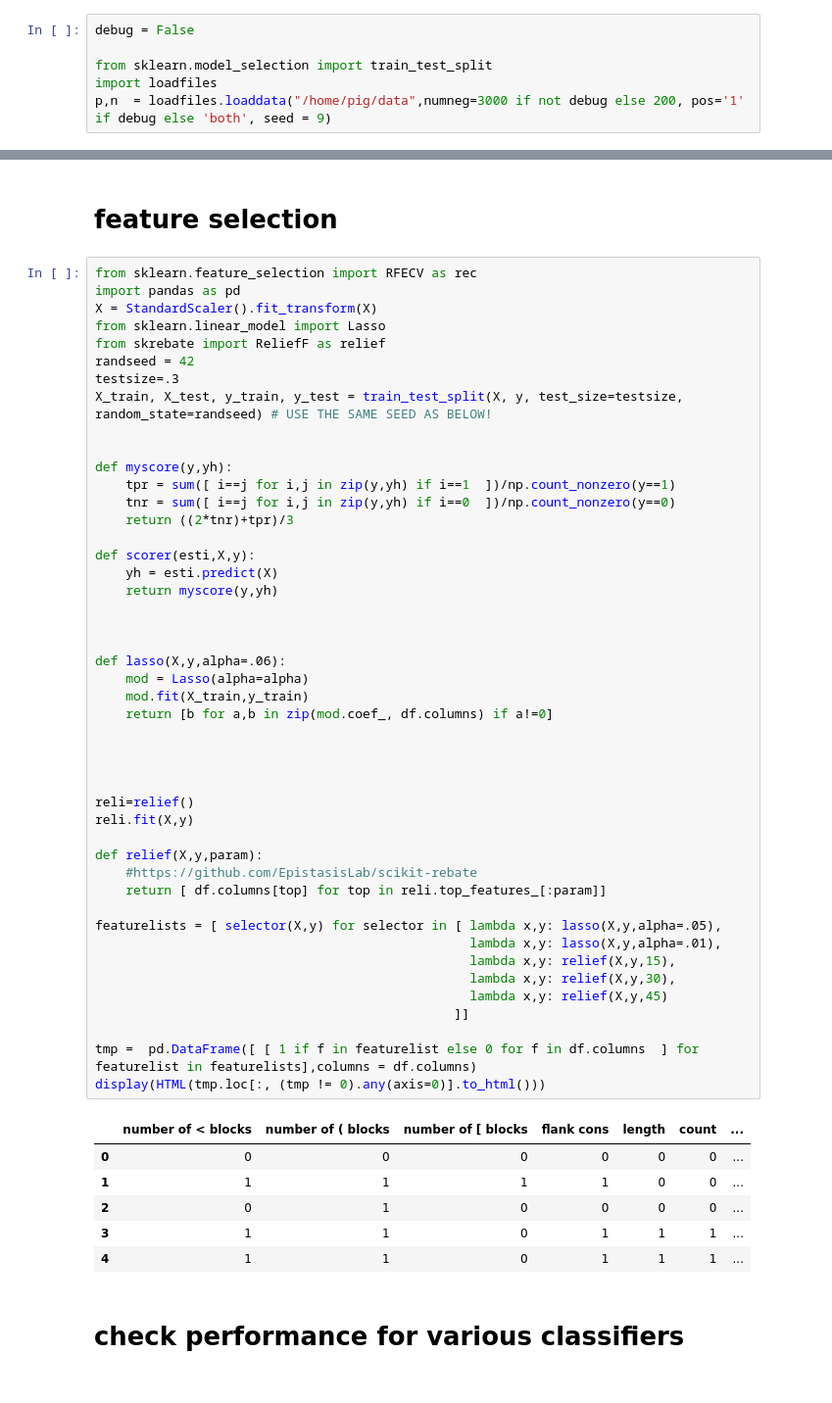
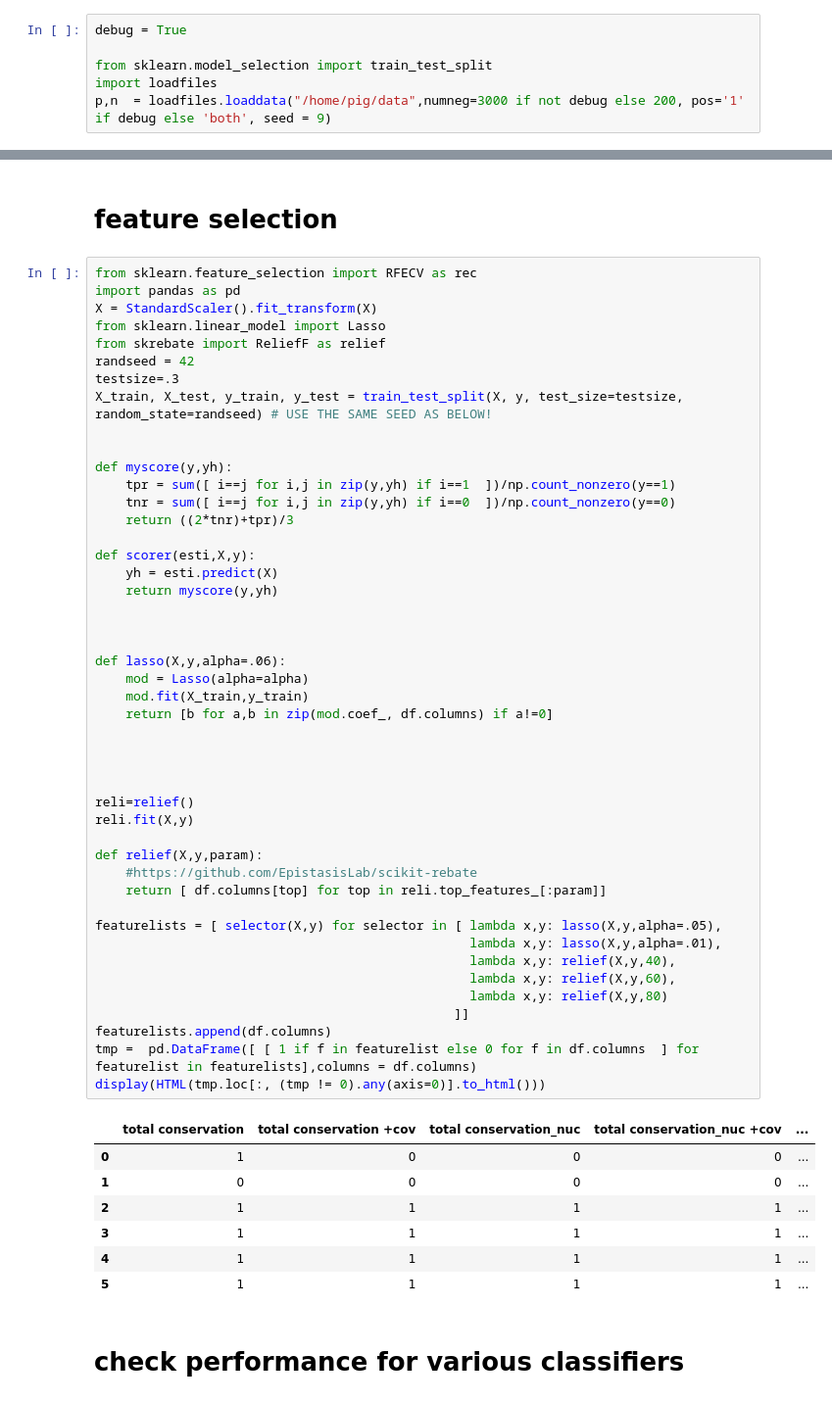
Before and after one commit to smautner/pig, a Jupyter notebook: improvedML.ipynb, the cells around one changed output, grey strips where cells are left out. Shown at 98% size. Cells and saved outputs as stored; diff of their text form.

```diff
--- a/improvedML.ipynb
+++ b/improvedML.ipynb
@@ -41,7 +41,7 @@ calculation: cov/len
 
 stem length last-1: size of the second largest block
 # %%
-debug = False
+debug = True
 
 from sklearn.model_selection import train_test_split
 import loadfiles
@@ -95,43 +96,44 @@ def myscore(y,yh):
     tnr = sum([ i==j for i,j in zip(y,yh) if i==0  ])/np.count_nonzero(y==0)
     return ((2*tnr)+tpr)/3
 
 def scorer(esti,X,y):
     yh = esti.predict(X)
     return myscore(y,yh)
 
 
 
 def lasso(X,y,alpha=.06):
     mod = Lasso(alpha=alpha)
     mod.fit(X_train,y_train)
     return [b for a,b in zip(mod.coef_, df.columns) if a!=0]
 
 
 
 
 reli=relief()
 reli.fit(X,y)
 
 def relief(X,y,param):
     #https://github.com/EpistasisLab/scikit-rebate
     return [ df.columns[top] for top in reli.top_features_[:param]]
 
 featurelists = [ selector(X,y) for selector in [ lambda x,y: lasso(X,y,alpha=.05),
                                                  lambda x,y: lasso(X,y,alpha=.01),
-                                                 lambda x,y: relief(X,y,15),
-                                                 lambda x,y: relief(X,y,30),
-                                                 lambda x,y: relief(X,y,45)
+                                                 lambda x,y: relief(X,y,40),
+                                                 lambda x,y: relief(X,y,60),
+                                                 lambda x,y: relief(X,y,80)
                                                ]]
-
+featurelists.append(df.columns)
 tmp =  pd.DataFrame([ [ 1 if f in featurelist else 0 for f in df.columns  ] for featurelist in featurelists],columns = df.columns)
 display(HTML(tmp.loc[:, (tmp != 0).any(axis=0)].to_html()))
 # %% [output]
-|  | number of < blocks | number of ( blocks | number of [ blocks | flank cons | length | count | ... |
-| 0 | 0 | 0 | 0 | 0 | 0 | 0 | ... |
-| 1 | 1 | 1 | 1 | 1 | 0 | 0 | ... |
-| 2 | 0 | 1 | 0 | 0 | 0 | 0 | ... |
-| 3 | 1 | 1 | 0 | 1 | 1 | 1 | ... |
-| 4 | 1 | 1 | 0 | 1 | 1 | 1 | ... |
+|  | total conservation | total conservation +cov | total conservation_nuc | total conservation_nuc +cov | ... |
+| 0 | 1 | 0 | 0 | 0 | ... |
+| 1 | 0 | 0 | 0 | 0 | ... |
+| 2 | 1 | 1 | 1 | 1 | ... |
+| 3 | 1 | 1 | 1 | 1 | ... |
+| 4 | 1 | 1 | 1 | 1 | ... |
+| 5 | 1 | 1 | 1 | 1 | ... |
 # %% [markdown]
 # check performance for various classifiers
 # %%
```
Also changed, not shown: parts of 4 cells of this notebook, 1 other file.
